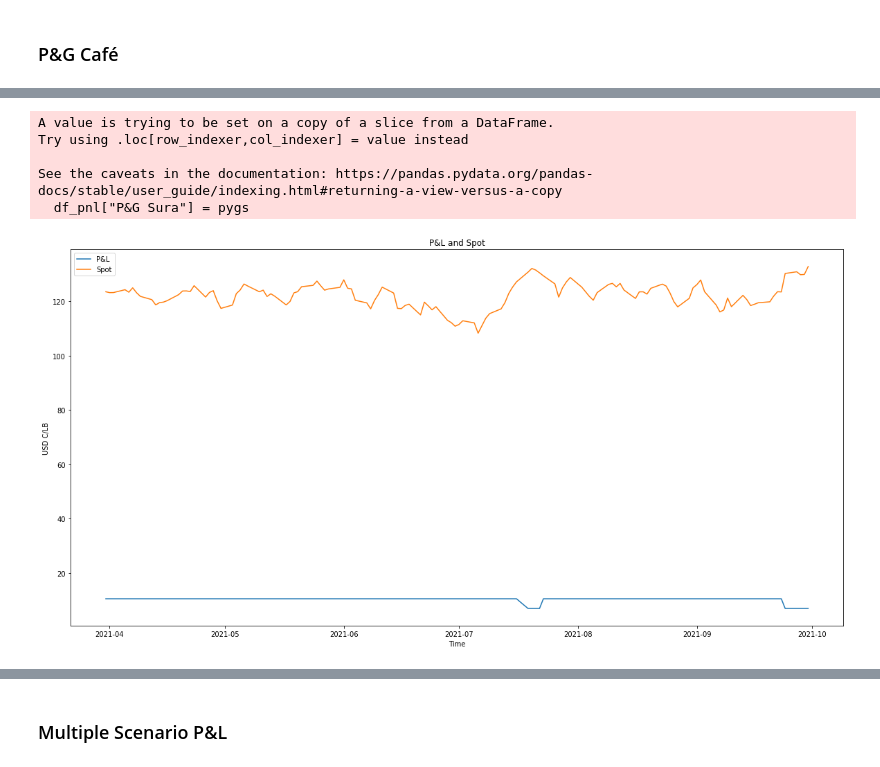
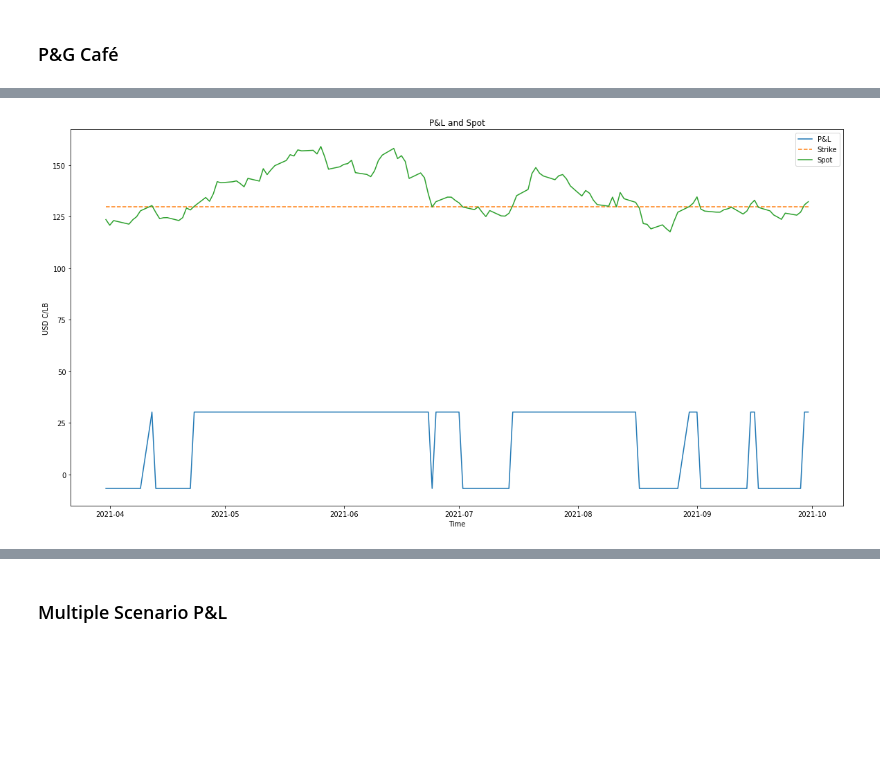
Before and after one commit to danielgvb/risk_sim, a Jupyter notebook: Risk_Sim.ipynb, the cells around one changed output, grey strips where cells are left out. Drawn from its saved outputs; the diff is of its cells as text; code cells hidden in the pictures; blank space fills up the shorter version.

Commit message:
simulacion de valor de opciones en el tiempo
opciones por black scholes al vencimiento

```diff
--- a/Risk_Sim.ipynb
+++ b/Risk_Sim.ipynb
@@ -288,7 +288,8 @@ for i in range(scen_size):
 plt.show()
 
 # Dataframe format for predictions - first 10 scenarios only
-Preds_df_coffee = pd.DataFrame(S_c.swapaxes(0, 1)[:, :10]).set_index(
+#cambiar S_c.swapaxes(0, 1)[:,:10]).set_index( por S_c.swapaxes(0, 1)[:,:]).set_index(
+Preds_df_coffee = pd.DataFrame(S_c.swapaxes(0, 1)[:,:100]).set_index(
            pd.date_range(start = kc["Date"].max(),
            end = pred_end_date, freq = 'D').map(lambda x:
            x if x.isoweekday() in range(1, 6) else np.nan).dropna()
@@ -579,6 +580,7 @@ for spot in df_spot_coffee[0]:
     else:
         profit_b = - price_b
         profit_s = price_s
+        pyg = prima_total +(profit_b + profit_s)
     pnl_b.append(profit_b)
     pnl_s.append(profit_s)
 
@@ -586,15 +588,14 @@ for spot in df_spot_coffee[0]:
 print("Strike Buy",K ,"Prima Buy", round(price_b,2))
 print("Strike Sell",round(K_techo,2) ,"Prima Sell", round(price_s,2))
 
-aleatorio = random.randint(0,9)
+#leatorio = random.randint(0,9)
 
-df_pnl = df_spot_coffee[[aleatorio]]
+df_pnl = df_spot_coffee[[0]]
+df_pnl.columns = ["Spot"]
 df_pnl["P&L Buy"] = pnl_b
 df_pnl["P&L Sell"] = pnl_s
 df_pnl["P&L Opcion"] = df_pnl["P&L Buy"] + df_pnl["P&L Sell"]
-
-
-
+df_pnl["Strike"] = K
 df_pnl.head()
 # %% [output]
 Strike Buy 129.675 Prima Buy 8.33
@@ -624,10 +629,0 @@ See the caveats in the documentation: https://pandas.pydata.org/pandas-docs/stab
-# %%
-df_pnl.reset_index(inplace = True)
-pygs = []
-for i in range(len(df_pnl)):
-    spot = df_pnl.iloc[i,1]
-    if spot <= K:
-        pyg = prima_total - price_total
-    else:
-        pyg = 0
-    pygs.append(pyg)
@@ -639,20 +630,12 @@ sns.histplot(pygs, kde = True)
-# %%
-df_pnl["P&G Sura"] = pygs
-df_pnl.set_index("index", inplace = True)
-# %% [output]
-A value is trying to be set on a copy of a slice from a DataFrame.
-Try using .loc[row_indexer,col_indexer] = value instead
-
-See the caveats in the documentation: https://pandas.pydata.org/pandas-docs/stable/user_guide/indexing.html#returning-a-view-versus-a-copy
-  df_pnl["P&G Sura"] = pygs
 # %%
 plt.figure(figsize = (20,10))
-plt.plot(df_pnl[["P&G Sura"]], label ="P&L")
-plt.plot(df_pnl[[ aleatorio]], label ="Spot")
+plt.plot(df_pnl[["P&L Opcion"]], label ="P&L")
+plt.plot(df_pnl[["Strike"]], "--",label ="Strike" )
+plt.plot(df_pnl[["Spot"]], label ="Spot")
 plt.legend()
 plt.xlabel("Time")
 plt.ylabel("USD C/LB")
 plt.title("P&L and Spot")
 plt.show()
 # %% [output]
-[figure, old version]
+[figure, new version]
```
Also changed, not shown: parts of 22 cells of this notebook.
